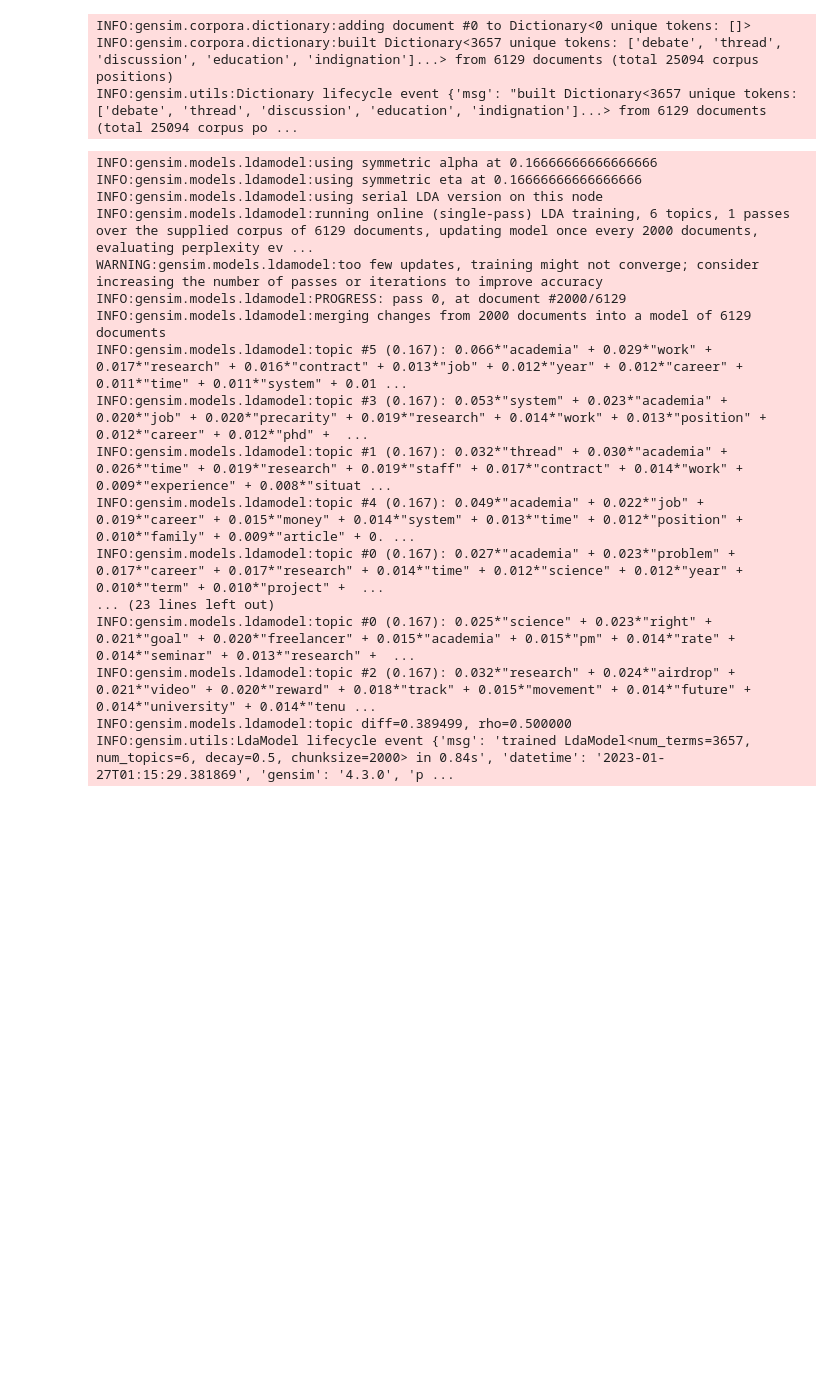
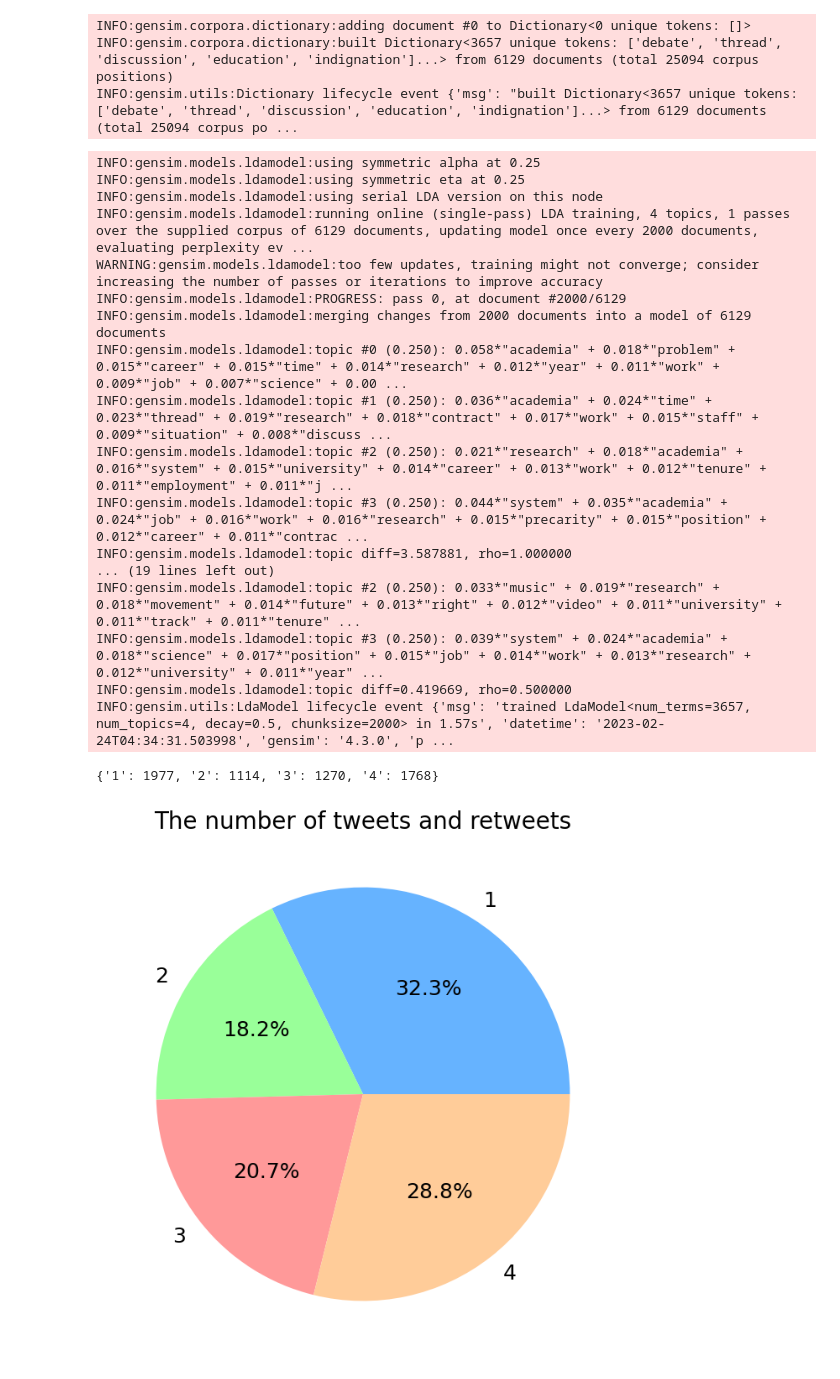
Before and after one commit to moinam/TweetAnalyzer, a Jupyter notebook: EN_CLuster_TopicModel_Moinam.ipynb, the cells around one changed output. Drawn from its saved outputs; the diff is of its cells as text; code cells hidden in the pictures; blank space fills up the shorter version.

Commit message:
eng corpus doc_topic and word_topic matrix

```diff
--- a/EN_CLuster_TopicModel_Moinam.ipynb
+++ b/EN_CLuster_TopicModel_Moinam.ipynb
@@ -479,22 +487,22 @@ INFO:gensim.corpora.dictionary:built Dictionary<3657 unique tokens: ['debate', '
 INFO:gensim.utils:Dictionary lifecycle event {'msg': "built Dictionary<3657 unique tokens: ['debate', 'thread', 'discussion', 'education', 'indignation']...> from 6129 documents (total 25094 corpus po ...
 # %%
 en_lda_model = gensim.models.ldamodel.LdaModel(
-    corpus=en_corpus, id2word=en_id2word, num_topics=6, random_state=42)
+    corpus=en_corpus, id2word=en_id2word, num_topics=4, random_state=42)
 # %% [output]
-INFO:gensim.models.ldamodel:using symmetric alpha at 0.16666666666666666
-INFO:gensim.models.ldamodel:using symmetric eta at 0.16666666666666666
+INFO:gensim.models.ldamodel:using symmetric alpha at 0.25
+INFO:gensim.models.ldamodel:using symmetric eta at 0.25
 INFO:gensim.models.ldamodel:using serial LDA version on this node
-INFO:gensim.models.ldamodel:running online (single-pass) LDA training, 6 topics, 1 passes over the supplied corpus of 6129 documents, updating model once every 2000 documents, evaluating perplexity ev ...
+INFO:gensim.models.ldamodel:running online (single-pass) LDA training, 4 topics, 1 passes over the supplied corpus of 6129 documents, updating model once every 2000 documents, evaluating perplexity ev ...
 WARNING:gensim.models.ldamodel:too few updates, training might not converge; consider increasing the number of passes or iterations to improve accuracy
 INFO:gensim.models.ldamodel:PROGRESS: pass 0, at document #2000/6129
 INFO:gensim.models.ldamodel:merging changes from 2000 documents into a model of 6129 documents
-INFO:gensim.models.ldamodel:topic #5 (0.167): 0.066*"academia" + 0.029*"work" + 0.017*"research" + 0.016*"contract" + 0.013*"job" + 0.012*"year" + 0.012*"career" + 0.011*"time" + 0.011*"system" + 0.01 ...
-INFO:gensim.models.ldamodel:topic #3 (0.167): 0.053*"system" + 0.023*"academia" + 0.020*"job" + 0.020*"precarity" + 0.019*"research" + 0.014*"work" + 0.013*"position" + 0.012*"career" + 0.012*"phd" +  ...
-INFO:gensim.models.ldamodel:topic #1 (0.167): 0.032*"thread" + 0.030*"academia" + 0.026*"time" + 0.019*"research" + 0.019*"staff" + 0.017*"contract" + 0.014*"work" + 0.009*"experience" + 0.008*"situat ...
-INFO:gensim.models.ldamodel:topic #4 (0.167): 0.049*"academia" + 0.022*"job" + 0.019*"career" + 0.015*"money" + 0.014*"system" + 0.013*"time" + 0.012*"position" + 0.010*"family" + 0.009*"article" + 0. ...
-INFO:gensim.models.ldamodel:topic #0 (0.167): 0.027*"academia" + 0.023*"problem" + 0.017*"career" + 0.017*"research" + 0.014*"time" + 0.012*"science" + 0.012*"year" + 0.010*"term" + 0.010*"project" +  ...
-... (23 lines left out)
-INFO:gensim.models.ldamodel:topic #0 (0.167): 0.025*"science" + 0.023*"right" + 0.021*"goal" + 0.020*"freelancer" + 0.015*"academia" + 0.015*"pm" + 0.014*"rate" + 0.014*"seminar" + 0.013*"research" +  ...
-INFO:gensim.models.ldamodel:topic #2 (0.167): 0.032*"research" + 0.024*"airdrop" + 0.021*"video" + 0.020*"reward" + 0.018*"track" + 0.015*"movement" + 0.014*"future" + 0.014*"university" + 0.014*"tenu ...
-INFO:gensim.models.ldamodel:topic diff=0.389499, rho=0.500000
-INFO:gensim.utils:LdaModel lifecycle event {'msg': 'trained LdaModel<num_terms=3657, num_topics=6, decay=0.5, chunksize=2000> in 0.84s', 'datetime': '2023-01-27T01:15:29.381869', 'gensim': '4.3.0', 'p ...
+INFO:gensim.models.ldamodel:topic #0 (0.250): 0.058*"academia" + 0.018*"problem" + 0.015*"career" + 0.015*"time" + 0.014*"research" + 0.012*"year" + 0.011*"work" + 0.009*"job" + 0.007*"science" + 0.00 ...
+INFO:gensim.models.ldamodel:topic #1 (0.250): 0.036*"academia" + 0.024*"time" + 0.023*"thread" + 0.019*"research" + 0.018*"contract" + 0.017*"work" + 0.015*"staff" + 0.009*"situation" + 0.008*"discuss ...
+INFO:gensim.models.ldamodel:topic #2 (0.250): 0.021*"research" + 0.018*"academia" + 0.016*"system" + 0.015*"university" + 0.014*"career" + 0.013*"work" + 0.012*"tenure" + 0.011*"employment" + 0.011*"j ...
+INFO:gensim.models.ldamodel:topic #3 (0.250): 0.044*"system" + 0.035*"academia" + 0.024*"job" + 0.016*"work" + 0.016*"research" + 0.015*"precarity" + 0.015*"position" + 0.012*"career" + 0.011*"contrac ...
+INFO:gensim.models.ldamodel:topic diff=3.587881, rho=1.000000
+... (19 lines left out)
+INFO:gensim.models.ldamodel:topic #2 (0.250): 0.033*"music" + 0.019*"research" + 0.018*"movement" + 0.014*"future" + 0.013*"right" + 0.012*"video" + 0.011*"university" + 0.011*"track" + 0.011*"tenure" ...
+INFO:gensim.models.ldamodel:topic #3 (0.250): 0.039*"system" + 0.024*"academia" + 0.018*"science" + 0.017*"position" + 0.015*"job" + 0.014*"work" + 0.013*"research" + 0.012*"university" + 0.011*"year" ...
+INFO:gensim.models.ldamodel:topic diff=0.419669, rho=0.500000
+INFO:gensim.utils:LdaModel lifecycle event {'msg': 'trained LdaModel<num_terms=3657, num_topics=4, decay=0.5, chunksize=2000> in 1.57s', 'datetime': '2023-02-24T04:34:31.503998', 'gensim': '4.3.0', 'p ...
@@ -500,0 +520,46 @@ INFO:gensim.utils:LdaModel lifecycle event {'msg': 'trained LdaModel<num_terms=3
+# %%
+def calc_doc_topic_count(doc_topic):
+    count_dict = {
+        '1': 0,
+        '2': 0,
+        '3': 0,
+        '4': 0
+    }
+    for topic in doc_topic:
+        prob = topic['Topic_Probability']
+        big = -99999
+        for p in prob:
+            if p[1] > big:
+                big = p[1]
+                max_top = p[0]
+        if max_top == 0:
+            count_dict['1'] +=1
+        elif max_top == 1:
+            count_dict['2'] += 1
+        elif max_top == 2:
+            count_dict['3'] += 1
+        elif max_top == 3:
+            count_dict['4'] += 1
+    # count_dict_list = []
+    # for i in range(4):
+    #     top_str = "Topic " + str(i+1)
+    #     top_ind = str(i)
+    #     count_dict_list.append({top: count_dict[top_ind]})
+    return count_dict
+
+
+count_dict = calc_doc_topic_count(doc_topic)
+# %% [output]
+{'1': 1977, '2': 1114, '3': 1270, '4': 1768}
+# %%
+topics = ['1', '2', '3', '4']
+count = [count_dict['1'], count_dict['2'], count_dict['3'], count_dict['4']]
+plt.figure(figsize=(8, 8))
+colors = ['#66b3ff', '#99ff99', '#ff9999', '#ffcc99']
+plt.pie(count, labels=topics,
+        colors=colors, autopct='%1.1f%%', textprops={'fontsize': 18})
+plt.title('The number of tweets and retweets', fontsize=20)
+#plt.legend(data_pie.tweets_count,fontsize=20)
+plt.show()
+# %% [output]
+[figure, added]
```
Also changed, not shown: parts of 13 cells of this notebook.
